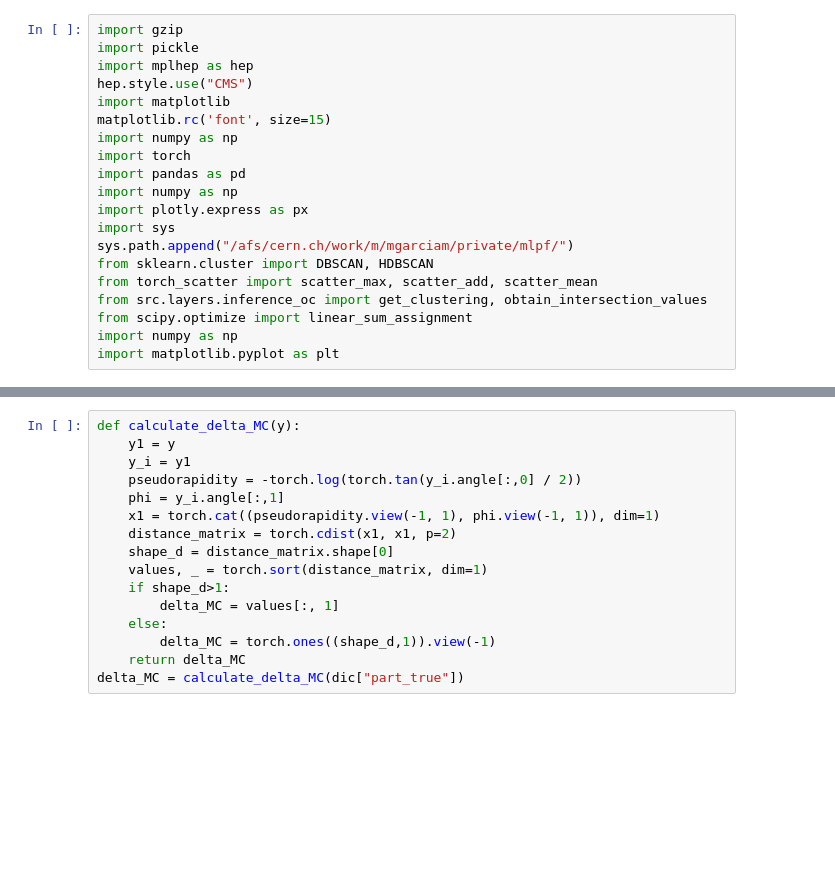
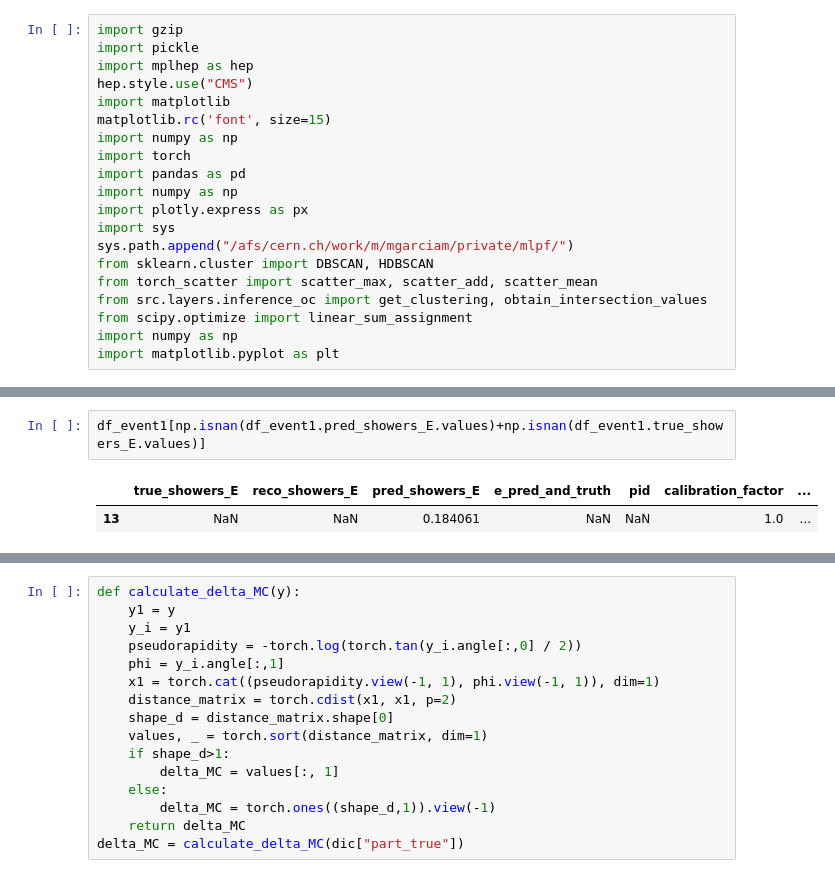
Before and after one commit to selvaggi/mlpf, a Jupyter notebook: notebooks/16_explore_inference.ipynb, the cells around one changed output, grey strips where cells are left out. Drawn from its saved outputs; the diff is of its cells as text; blank space fills up the shorter version.

```diff
--- a/notebooks/16_explore_inference.ipynb
+++ b/notebooks/16_explore_inference.ipynb
@@ -188,0 +159,5 @@ df_event_pandora
+# %%
+df_event1[np.isnan(df_event1.pred_showers_E.values)+np.isnan(df_event1.true_showers_E.values)]
+# %% [output]
+|  | true_showers_E | reco_showers_E | pred_showers_E | e_pred_and_truth | pid | calibration_factor | ... |
+| 13 | NaN | NaN | 0.184061 | NaN | NaN | 1.0 | ... |
```
Also changed, not shown: parts of 8 cells of this notebook, 18 other files.
